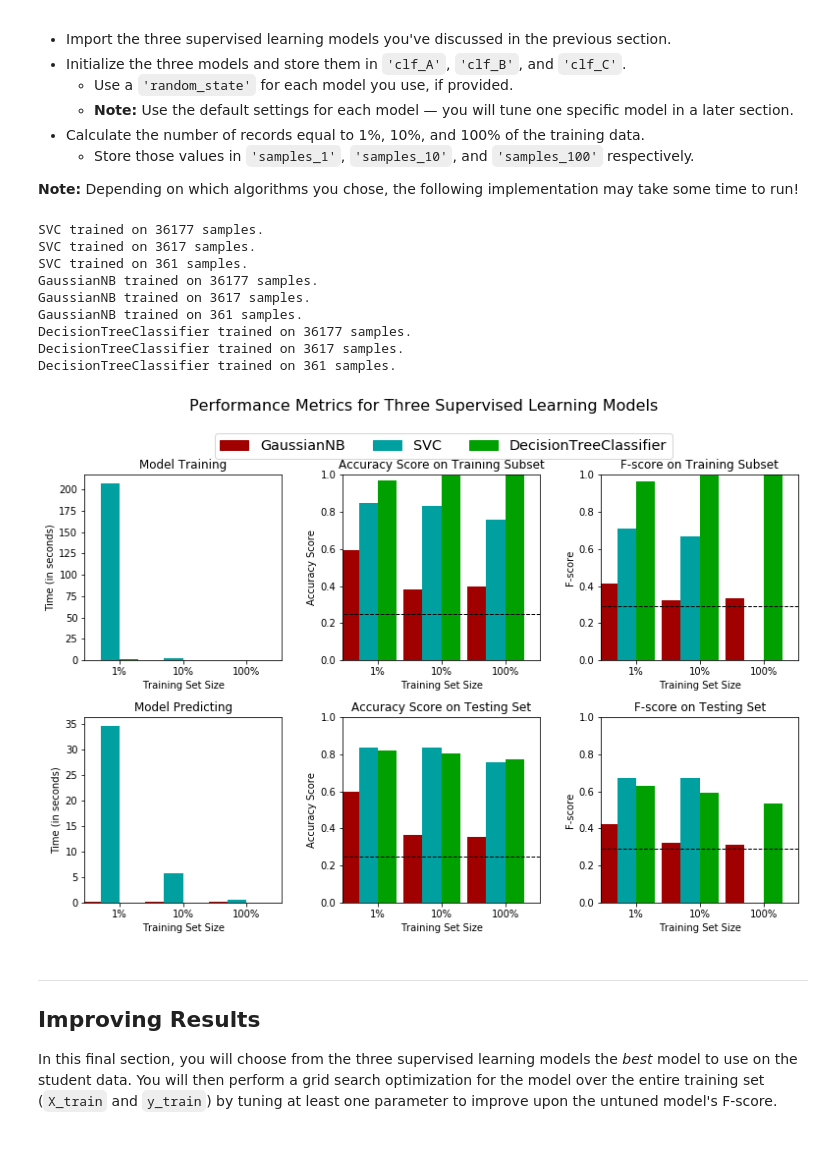
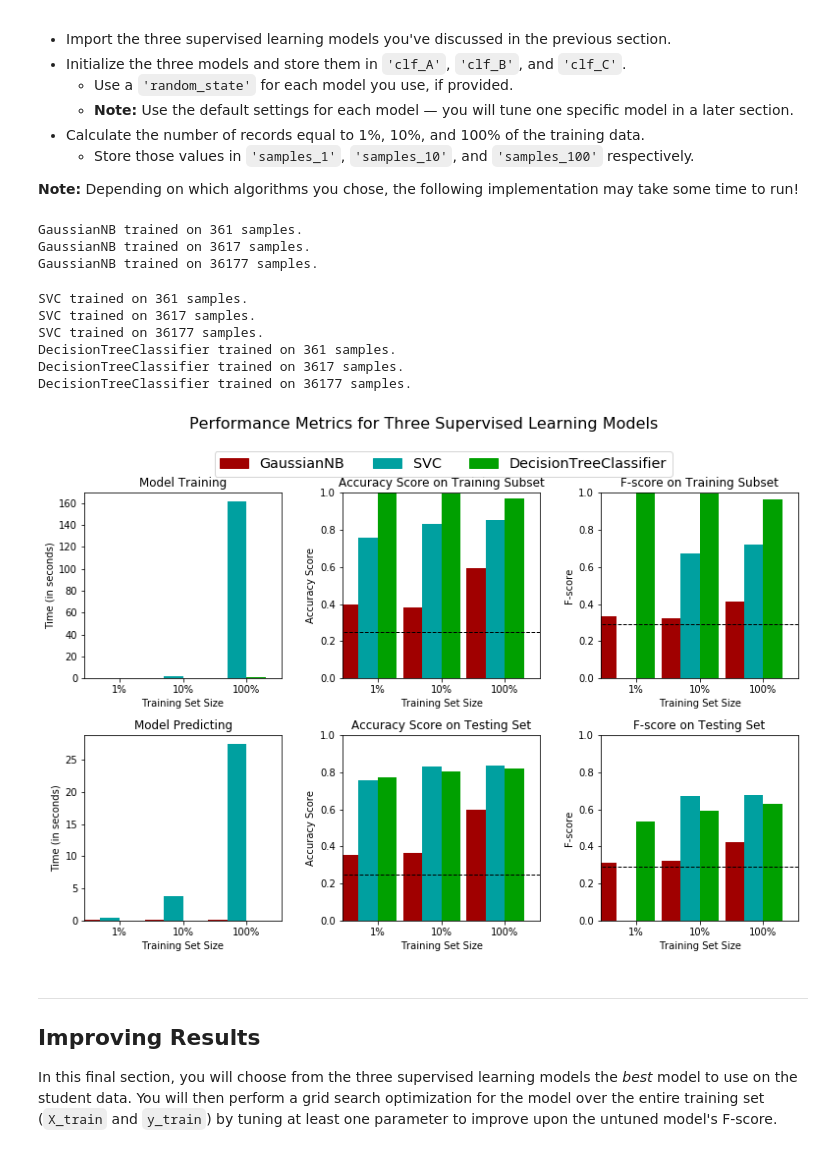
Before and after one commit to baodium/UDACITY-MACHINE-LEARNING-NANODEGREE, a Jupyter notebook: finding_donors/finding_donors.ipynb, the cells around one changed output. Drawn from its saved outputs; the diff is of its cells as text; code cells hidden in the pictures.

```diff
--- a/finding_donors/finding_donors.ipynb
+++ b/finding_donors/finding_donors.ipynb
@@ -59,15 +59,15 @@ A cursory investigation of the dataset will determine how many individuals fit i
 ** HINT: ** You may need to look at the table above to understand how the `'income'` entries are formatted.
 # %%
 # TODO: Total number of records
-n_records = len(data.income)
+n_records = data.shape[0] #len(data.income)
 
 # TODO: Number of records where individual's income is more than $50,000
 
 n_greater_50k = data[data.income ==">50K"].shape[0]
 
-
 # TODO: Number of records where individual's income is at most $50,000
-n_at_most_50k = data[data.income =="<=50K"].shape[0]
+# n_at_most_50k = data[data.income =="<=50K"].shape[0]
+n_at_most_50k = data.income.value_counts()[0]
 
 # TODO: Percentage of individuals whose income is more than $50,000
 
@@ -175,6 +175,6 @@ Additionally, as with the non-numeric features, we need to convert the non-numer
 # %%
 # TODO: One-hot encode the 'features_log_minmax_transform' data using pandas.get_dummies()
-features_final = pd.get_dummies(features_raw)
+features_final = pd.get_dummies(features_log_minmax_transform)
 
 # TODO: Encode the 'income_raw' data to numerical values
 income = income_raw.apply(lambda x: 1 if x == ">50K" else 0)
@@ -403,51 +403,43 @@ In the code cell, you will need to implement the following:
 **Note:** Depending on which algorithms you chose, the following implementation may take some time to run!
 # %%
 # TODO: Import the three supervised learning models from sklearn
+
+from sklearn.naive_bayes import GaussianNB
 from sklearn.svm import SVC
-from sklearn.naive_bayes import GaussianNB
 from sklearn.tree import DecisionTreeClassifier
 
 # TODO: Initialize the three models
-clf_A = SVC(random_state=0)
-clf_B = GaussianNB()
+clf_A = GaussianNB()
+clf_B = SVC(random_state=0)
 clf_C = DecisionTreeClassifier(random_state=0)
 
 # TODO: Calculate the number of samples for 1%, 10%, and 100% of the training data
-# HINT: samples_100 is the entire training set i.e. len(y_train)
-# HINT: samples_10 is 10% of samples_100
-# HINT: samples_1 is 1% of samples_100
-samples_1 = int(X_train.shape[0] * 0.01)
-samples_10 = int(X_train.shape[0] * 0.1)
-samples_100 = int(X_train.shape[0] * 1)
-
-
-
-samples_100 = int(len(X_train) * 0.01)
-samples_10 = int(len(X_train) * 0.1)
-samples_1 = len(X_train)
+samples_1 = len(X_train)/100
+samples_10 = len(X_train)/10
+samples_100 = len(X_train)
 
 # Collect results on the learners
 results = {}
 for clf in [clf_A, clf_B, clf_C]:
     clf_name = clf.__class__.__name__
     results[clf_name] = {}
     for i, samples in enumerate([samples_1, samples_10, samples_100]):
         results[clf_name][i] = \
         train_predict(clf, samples, X_train, y_train, X_test, y_test)
 
 # Run metrics visualization for the three supervised learning models chosen
 vs.evaluate(results, accuracy, fscore)
 # %% [output]
-SVC trained on 36177 samples.
-SVC trained on 3617 samples.
-SVC trained on 361 samples.
+GaussianNB trained on 361 samples.
+GaussianNB trained on 3617 samples.
 GaussianNB trained on 36177 samples.
-GaussianNB trained on 3617 samples.
-GaussianNB trained on 361 samples.
-DecisionTreeClassifier trained on 36177 samples.
-DecisionTreeClassifier trained on 3617 samples.
-DecisionTreeClassifier trained on 361 samples.
+SVC trained on 361 samples.
+SVC trained on 3617 samples.
+SVC trained on 36177 samples.
+DecisionTreeClassifier trained on 361 samples.
+DecisionTreeClassifier trained on 3617 samples.
+DecisionTreeClassifier trained on 36177 samples.
-[figure, old version]
+[figure, new version]
 # %% [markdown]
 ----
 ## Improving Results
```
Also changed, not shown: parts of 15 cells of this notebook, 2 other files.
